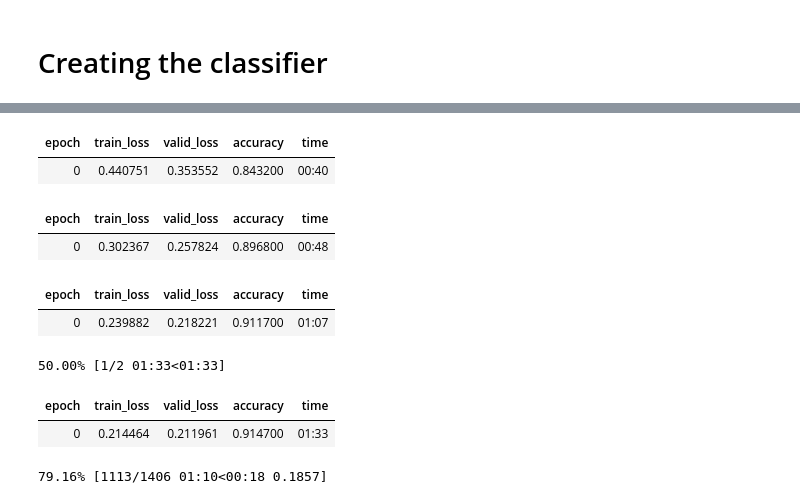
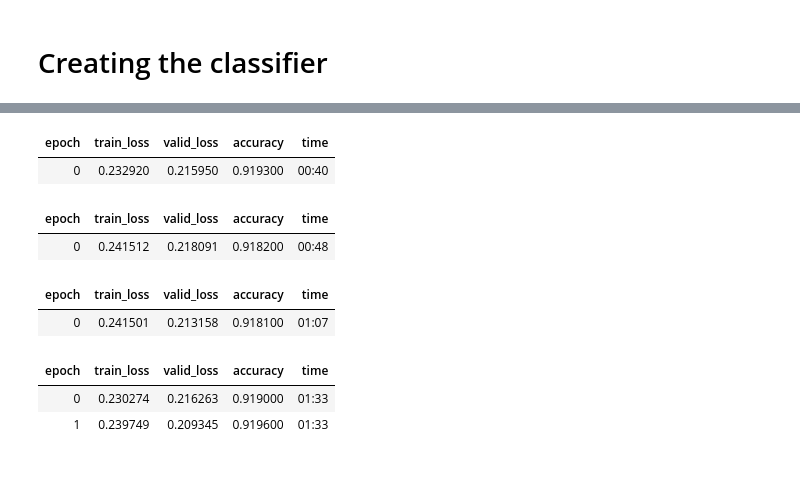
Before and after one commit to Orjanen/mini-prosjekt-5-sentiment, a Jupyter notebook: LikeItOrNot?.ipynb, the cells around one changed output, grey strips where cells are left out. Saved outputs shown, nothing was run; the diff lists cells and outputs as text; code cells hidden in the pictures; blank space fills up the shorter version.

```diff
--- a/LikeItOrNot?.ipynb
+++ b/LikeItOrNot?.ipynb
@@ -39,5 +39,5 @@ torch.cuda.empty_cache()
 # %%
-dls = TextDataLoaders.from_df(train[:100000], path=path, text_col='text', is_lm=True)
+dls_lm = TextDataLoaders.from_df(train[:100000], path=path, text_col='text', is_lm=True)
 dls.show_batch(max_n=3)
 # %% [output]
 [interactive output not drawn]
@@ -73,6 +125,6 @@ learn.save_encoder('finetuned')
 # %%
 dls_clas = DataBlock(
-    blocks=(TextBlock.from_df('text', vocab=dls.vocab),CategoryBlock),
+    blocks=(TextBlock.from_df('text', vocab=dls_lm.vocab),CategoryBlock),
     get_x=ColReader('text'), get_y=ColReader('label'),
     splitter=RandomSplitter(0.1)
 ).dataloaders(test[:100000])
@@ -92,25 +150,24 @@ learn = learn.load_encoder('finetuned')
 # %%
-learn.fit_one_cycle(1, 2e-2)
+learn.fit_one_cycle(1, 1e-1)
 # %% [output]
 | epoch | train_loss | valid_loss | accuracy | time |
-| 0 | 0.440751 | 0.353552 | 0.843200 | 00:40 |
+| 0 | 0.232920 | 0.215950 | 0.919300 | 00:40 |
 # %%
 learn.freeze_to(-2)
 learn.fit_one_cycle(1, slice(1e-2/(2.6**4),1e-2))
 # %% [output]
 | epoch | train_loss | valid_loss | accuracy | time |
-| 0 | 0.302367 | 0.257824 | 0.896800 | 00:48 |
+| 0 | 0.241512 | 0.218091 | 0.918200 | 00:48 |
 # %%
 learn.freeze_to(-3)
 learn.fit_one_cycle(1, slice(5e-3/(2.6**4),5e-3))
 # %% [output]
 | epoch | train_loss | valid_loss | accuracy | time |
-| 0 | 0.239882 | 0.218221 | 0.911700 | 01:07 |
+| 0 | 0.241501 | 0.213158 | 0.918100 | 01:07 |
 # %%
 learn.unfreeze()
 learn.fit_one_cycle(2, slice(1e-3/(2.6**4),1e-3))
 # %% [output]
-50.00% [1/2 01:33<01:33]
 | epoch | train_loss | valid_loss | accuracy | time |
-| 0 | 0.214464 | 0.211961 | 0.914700 | 01:33 |
+| 0 | 0.230274 | 0.216263 | 0.919000 | 01:33 |
+| 1 | 0.239749 | 0.209345 | 0.919600 | 01:33 |
-79.16% [1113/1406 01:10<00:18 0.1857]
```
Also changed, not shown: parts of 23 cells of this notebook.
